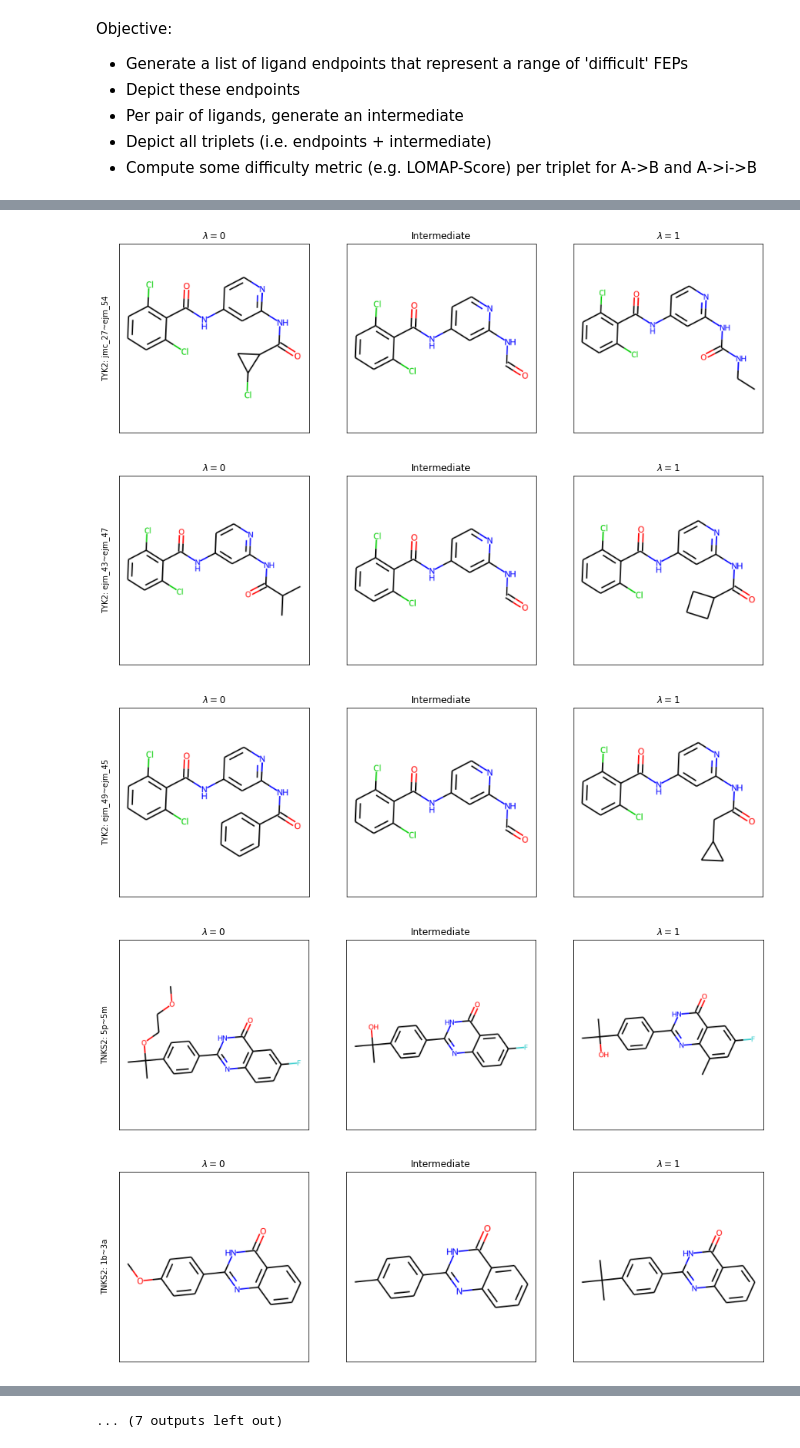
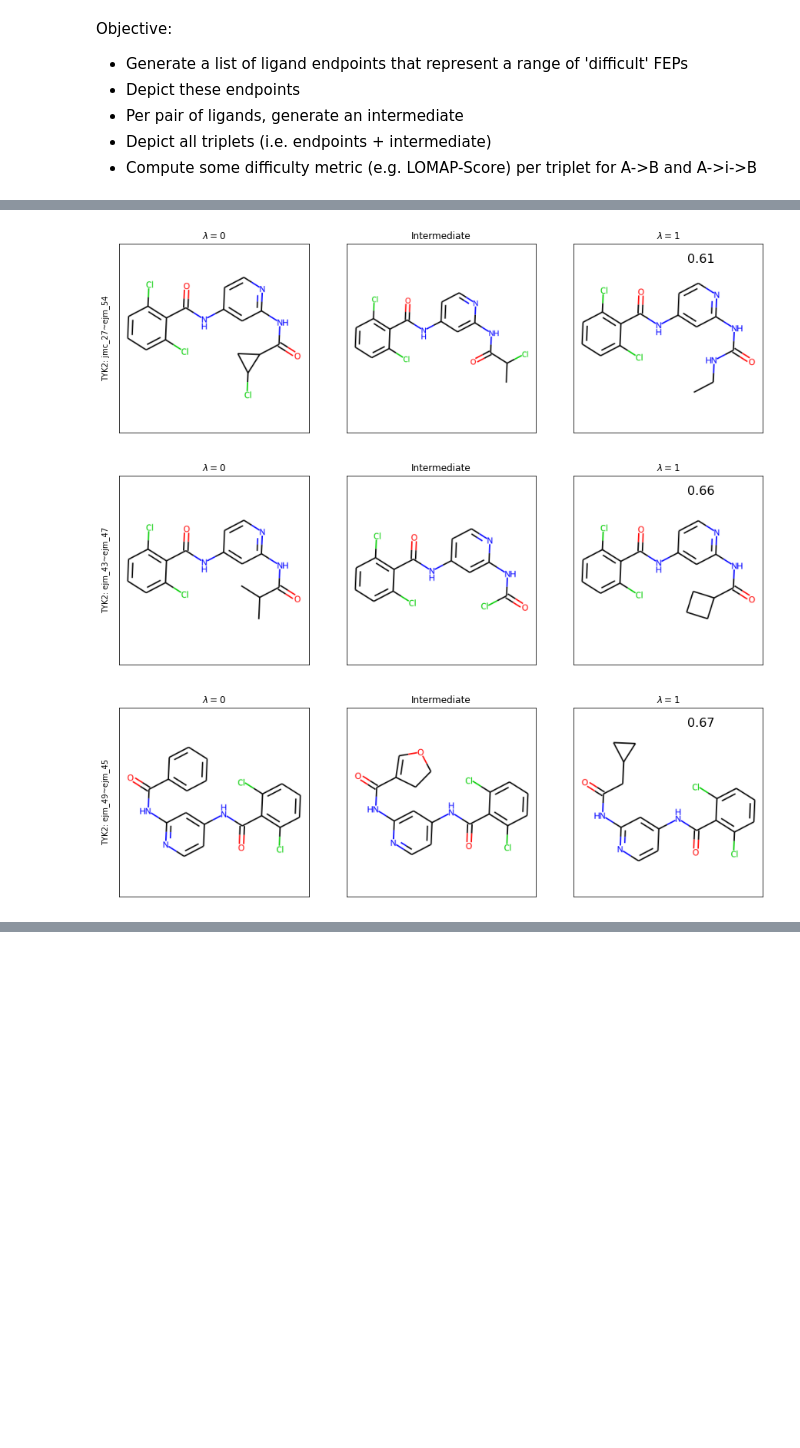
Before and after one commit to JenkeScheen/fep_intermediate_generation, a Jupyter notebook: network_enrichment_endpoints.ipynb, the cells around one changed output, grey strips where cells are left out. Drawn from its saved outputs; the diff is of its cells as text; code cells hidden in the pictures; blank space fills up the shorter version.

```diff
--- a/network_enrichment_endpoints.ipynb
+++ b/network_enrichment_endpoints.ipynb
@@ -91,7 +112,7 @@ def getMolImg(mol):
 
     return img
 # %%
-def depictMolTriplet(liga, intermediate, ligb, tgt, pert_name):
+def depictMolTriplet(liga, intermediate, ligb, tgt, pert_name, time_taken):
     """given three molecular inputs, plot a graph of each, side-by-side."""
 
     # get img objects for each lig
@@ -106,7 +127,7 @@ def depictMolTriplet(liga, intermediate, ligb, tgt, pert_name):
     axes[1].imshow(img1)
     axes[2].imshow(img2)
 
-    # turn off axes and set titles.
+    # turn off axes and set titles.
     titles = ["$\lambda = 0$", "Intermediate", "$\lambda = 1$"]
     for ax, title in zip(axes, titles):
         ax.axes.xaxis.set_visible(False)
@@ -120,30 +141,13 @@ def depictMolTriplet(liga, intermediate, ligb, tgt, pert_name):
         rotation='vertical',
         transform=axes[0].transAxes)
 
+    # annotate walltime.
+    axes[2].annotate(time_taken, xy=(0.6, 0.9), xycoords="axes fraction", size=16)
+
     plt.show()
 # %%
-expert_intermediates = [ #yup, wrote these manually..
-    "NC(=O)Nc1cc(NC(=O)c2c(Cl)cccc2Cl)ccn1",
-    "CC(C)C(=O)Nc1cc(NC(=O)c2c(Cl)cccc2Cl)ccn1",
-    "CCC(=O)Nc1cc(NC(=O)c2c(Cl)cccc2Cl)ccn1",
-    "C(=O)Nc1cc(NC(=O)c2c(Cl)cccc2Cl)ccn1", # mistake in chemdraw template; used expert's rationale.
-    "C(=O)Nc1cc(NC(=O)c2c(Cl)cccc2Cl)ccn1",
-    "O=C(Nc1cc(NC(=O)c2c(Cl)cccc2Cl)ccn1)",
-    "C(O)(C)(C)c1ccc(-c2nc3ccc(F)cc3c(=O)[nH]2)cc1", # mistake in chemdraw template; used expert's rationale.
-    "Cc1ccc(-c2nc3ccccc3c(=O)[nH]2)cc1",
-    "O=c1[nH]c(-c2ccccc2)nc2ccccc12",
-    "N(C[C@H]1CC[C@@H]2[C@H](O1)c1cc(C(F)(F)F)ccc1N[C@H]2c1ccccc1)CCCC[NH3+]",
-    "OCC[NH2+]C[C@H]1CC[C@@H]2[C@H](O1)c1cc(C(C)(C)C)ccc1N[C@H]2",
-    "[NH3+]C[C@H]1CC[C@@H]2[C@H](O1)c1cccc(F)c1N[C@H]2c1ccccc1",
-    "COc1c(F)c(F)c(-c2cn(C3C(O)C(CO)OC(Sc4ccc(C)cc4)C3O)nn2)c(F)c1F",
-    "O=C(N)N1CCc2c(c(-c3ccc(C(F)(F)F)c(SCC[NH+]4CCC(F)CC4)c3)nn2C[C@@H](O)C[NH+]2CCCCC2)C1",
-    "N1CCc2c(c(-c3ccc(C(F)(F)F)c(SCC[NH+]4CCCCC4)c3)nn2C[C@@H](O)C[NH+]2CCCCC2)C1",
-    "CCOc1nc(NC(=O)Cc2ccccc2)cc(N)c1C#N",
-    "CCOc1nc(NC(=O)Cc2ccccc2)cc(N)c1C#N",
-    "OCCOc1nc(NC(=O)Cc2cc(OC)ccc2OC)cc(N)c1C#N",
-    "OCCOc1nc(NC(=O)Cc2cc(OC)ccc2OC)cc(N)c1C#N",
-    ]
-for (tgt, pert), interm in zip(perts_to_intrap, expert_intermediates):
+for tgt, pert in perts_to_intrap:
+    first_stamp = int(round(time.time() * 1000))
 
     # get the endpoint molecular objects.
     liga, ligb = pert.split("~")
@@ -154,11 +158,14 @@ for (tgt, pert), interm in zip(perts_to_intrap, expert_intermediates):
         liga, ligb = [ Chem.rdmolfiles.SDMolSupplier(f"ligands/{tgt}/lig_{lig}.sdf")[0] for lig in [liga, ligb]]
 
     # generate the intermediate.
-    intermediate = Chem.MolFromSmiles(interm)
+    intermediate = generateIntermediate(liga, ligb)
 
     # align everything.
     liga, intermediate, ligb = alignLigands(liga, intermediate, ligb)
 
-    # plot the triplet.
-    depictMolTriplet(liga, intermediate, ligb, tgt, pert)
+    # Calculate the time taken in minutes
+    second_stamp = int(round(time.time() * 1000))
+    time_taken = round((second_stamp - first_stamp)/1000/60, 2)
+
+    depictMolTriplet(liga, intermediate, ligb, tgt, pert, time_taken)
 # %% [output]
@@ -168,5 +175,3 @@ for (tgt, pert), interm in zip(perts_to_intrap, expert_intermediates):
-[figure, old version]
+[figure, new version]
-[figure, old version]
+[figure, new version]
-[figure, old version]
+[figure, new version]
-[figure, removed]
-[figure, removed]
@@ -177 +177,0 @@ for (tgt, pert), interm in zip(perts_to_intrap, expert_intermediates):
-... (7 outputs left out)
```
Also changed, not shown: parts of 6 cells of this notebook, 1 other file.
